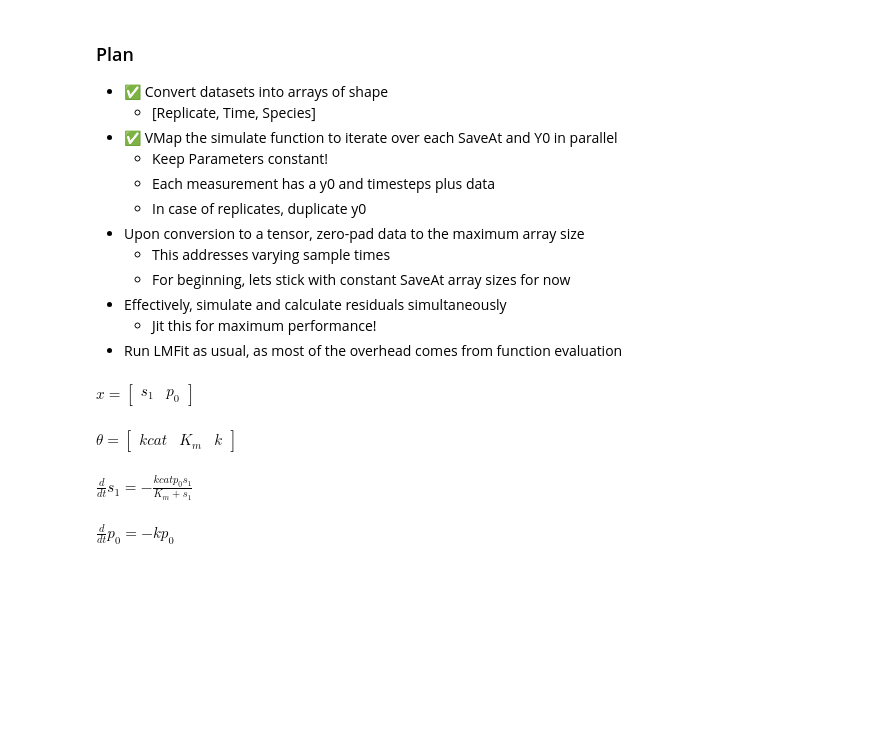
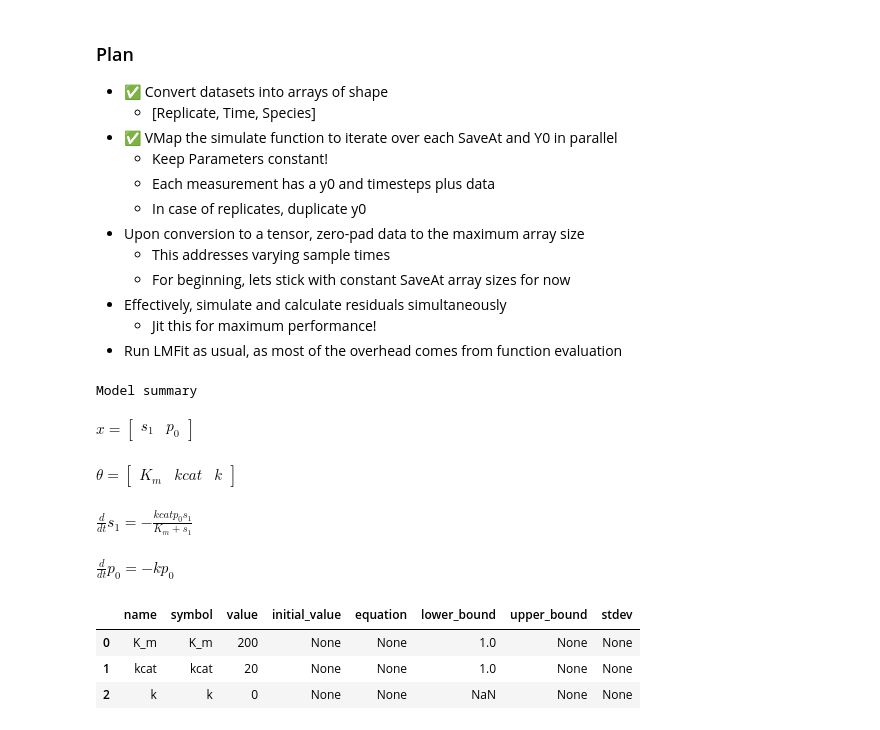
Before and after one commit to JR-1991/Catalax, a Jupyter notebook: TestOptimization.ipynb, the cells around one changed output. Drawn from its saved outputs; the diff is of its cells as text; code cells hidden in the pictures; blank space fills up the shorter version.

```diff
--- a/TestOptimization.ipynb
+++ b/TestOptimization.ipynb
@@ -34,25 +35,32 @@ config.update("jax_enable_x64", True)
 # %%
 # Initialize the model
 model = Model(name="Simple menten model")
 
 # Add species
 model.add_species("s1, p0")
 
 # Add ODEs
 model.add_ode("s1", "- (kcat * p0 * s1) / ( K_m + s1)")
 model.add_ode("p0", "- k * p0")
 
 # Add parameter values
 model.parameters.kcat.value = 20
+model.parameters.kcat.lower_bound = 1
 model.parameters.k.value = 0
 model.parameters.K_m.value = 200
+model.parameters.K_m.lower_bound = 1
 
 model
 # %% [output]
+Model summary
 $\displaystyle x = \left[\begin{matrix}s_{1} & p_{0}\end{matrix}\right]$
-$\displaystyle \theta = \left[\begin{matrix}kcat & K_{m} & k\end{matrix}\right]$
+$\displaystyle \theta = \left[\begin{matrix}K_{m} & kcat & k\end{matrix}\right]$
 $\displaystyle \frac{d}{d t} s_{1} = - \frac{kcat p_{0} s_{1}}{K_{m} + s_{1}}$
 $\displaystyle \frac{d}{d t} p_{0} = - k p_{0}$
+|  | name | symbol | value | initial_value | equation | lower_bound | upper_bound | stdev |
+| 0 | K_m | K_m | 200 | None | None | 1.0 | None | None |
+| 1 | kcat | kcat | 20 | None | None | 1.0 | None | None |
+| 2 | k | k | 0 | None | None | NaN | None | None |
 # %%
 # Generate irregular time series data generated
 # from a simple menten model
```
Also changed, not shown: parts of 15 cells of this notebook, 1 other file.
